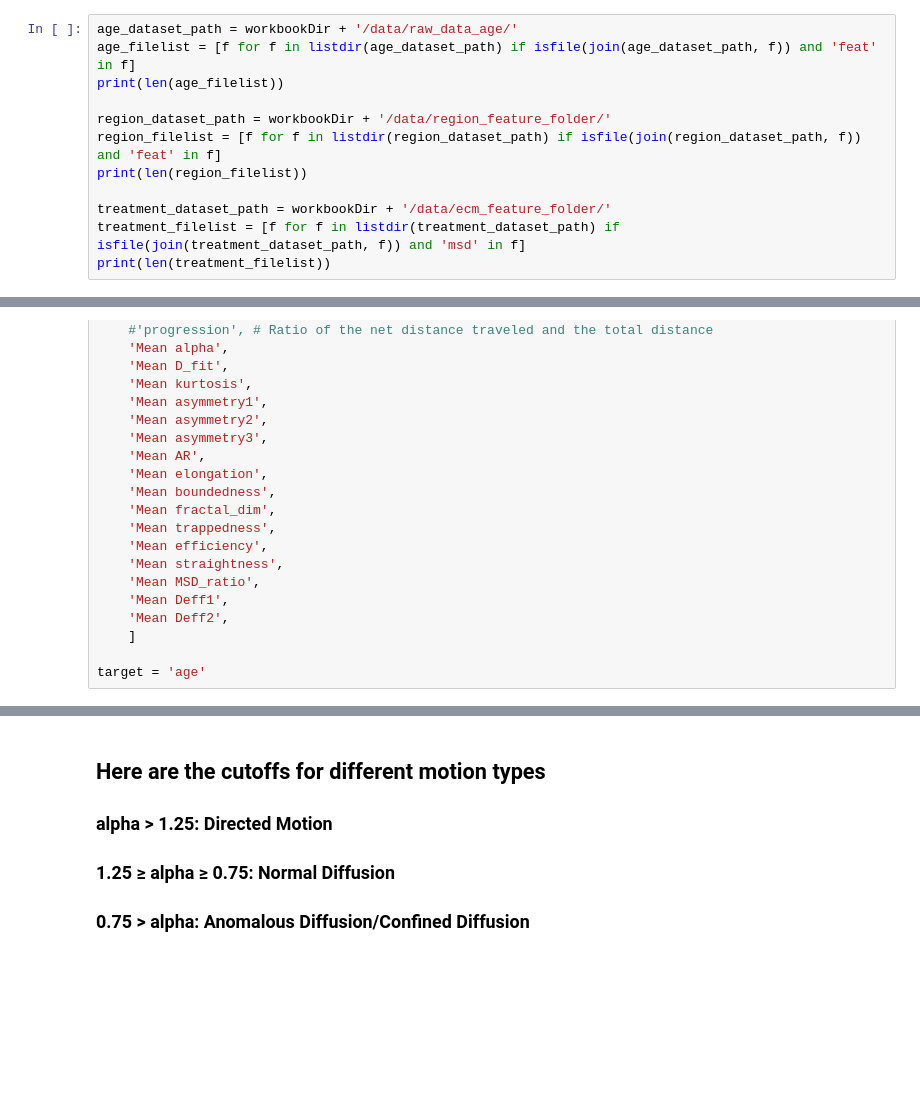
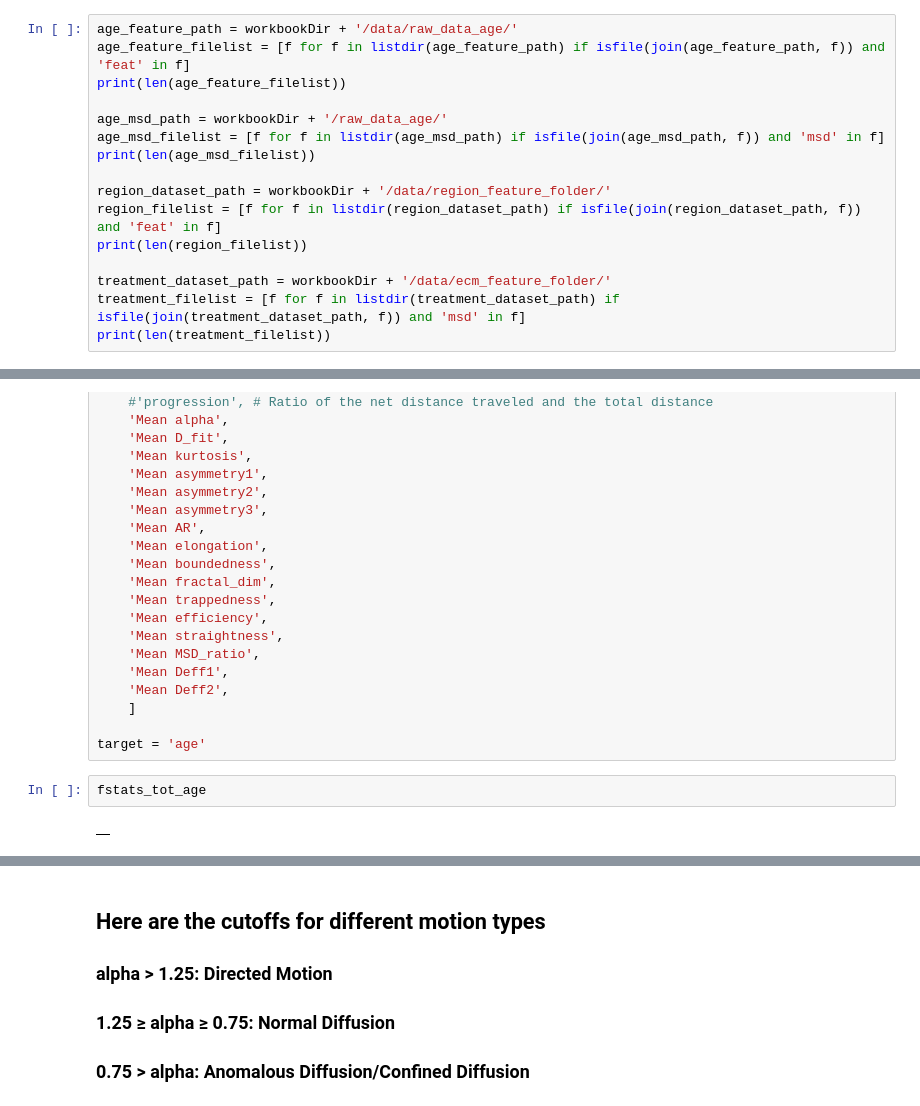
Before and after one commit to Nance-Lab/diff_predictor, a Jupyter notebook: notebooks/diff_mode_analysis.ipynb, the cells around one changed output, grey strips where cells are left out. Drawn from its saved outputs; the diff is of its cells as text; blank space fills up the shorter version.

```diff
--- a/notebooks/diff_mode_analysis.ipynb
+++ b/notebooks/diff_mode_analysis.ipynb
@@ -42,9 +42,13 @@ workbookDir = getcwd()
 Current Notebook Dir: /Users/nelsschimek/Documents/Nance Lab/diff_predictor/notebooks
 Using current directory for loading data: /Users/nelsschimek/Documents/Nance Lab/diff_predictor
 # %%
-age_dataset_path = workbookDir + '/data/raw_data_age/'
-age_filelist = [f for f in listdir(age_dataset_path) if isfile(join(age_dataset_path, f)) and 'feat' in f]
-print(len(age_filelist))
+age_feature_path = workbookDir + '/data/raw_data_age/'
+age_feature_filelist = [f for f in listdir(age_feature_path) if isfile(join(age_feature_path, f)) and 'feat' in f]
+print(len(age_feature_filelist))
+
+age_msd_path = workbookDir + '/raw_data_age/'
+age_msd_filelist = [f for f in listdir(age_msd_path) if isfile(join(age_msd_path, f)) and 'msd' in f]
+print(len(age_msd_filelist))
 
 region_dataset_path = workbookDir + '/data/region_feature_folder/'
 region_filelist = [f for f in listdir(region_dataset_path) if isfile(join(region_dataset_path, f)) and 'feat' in f]
@@ -123,6 +174,10 @@ features = [
     ]
 
 target = 'age'
+# %%
+fstats_tot_age
+# %% [output]
+|  |
 # %%
 ecm = fstats_tot_age[features + [target, 'Track_ID', 'X', 'Y']] #dont think i need these rn
 print(ecm.shape)
```
Also changed, not shown: parts of 9 cells of this notebook, 3 other files.
